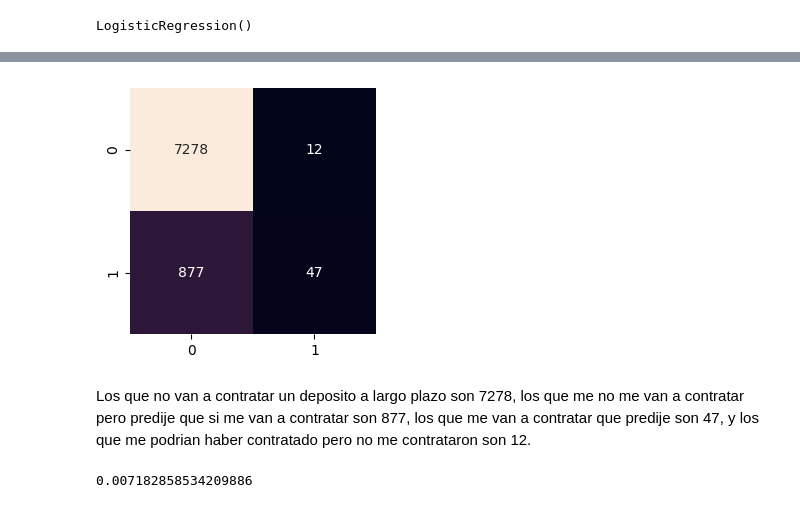
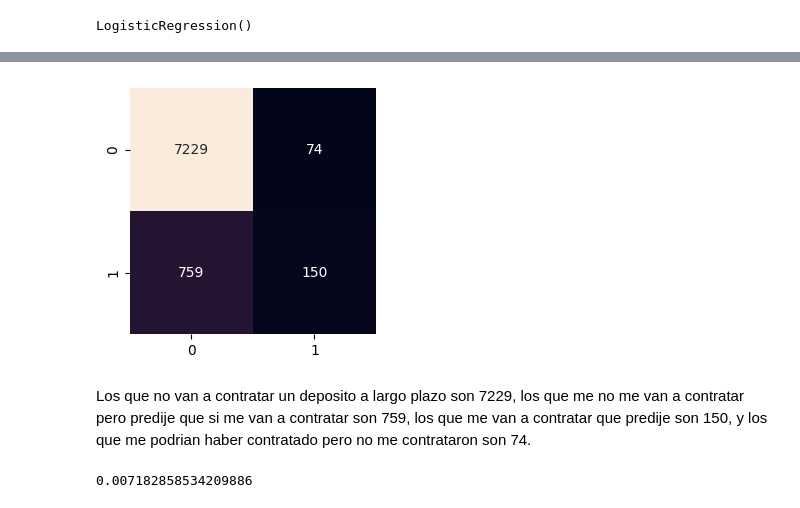
Before and after one commit to Estefaniagz/primer_ml, a Jupyter notebook: src/explore.ipynb, the cells around one changed output, grey strips where cells are left out. Cells and saved outputs as stored; diff of their text form; code cells hidden in the pictures.

```diff
--- a/src/explore.ipynb
+++ b/src/explore.ipynb
@@ -221,10 +296,10 @@ plt.show()
 5.- En la campaña anterior una baja cantidad de personas optaron por el deposito a plazo
 # %%
 #analisis numerico-categorico, volver las columnas categoricas en numericas
-df['job'] = pd.factorize(df['job'])[0]   #las columnas que son categoricas volverlas numericas
-df['housing'] = pd.factorize(df['housing'])[0]
-df['loan'] = pd.factorize(df['loan'])[0]
-df['default'] = pd.factorize(df['default'])[0]
-df['poutcome'] = pd.factorize(df['poutcome'])[0]
-df['y'] = pd.factorize(df['y'])[0]
+df3['job'] = pd.factorize(df3['job'])[0]   #las columnas que son categoricas volverlas numericas
+df3['housing'] = pd.factorize(df3['housing'])[0]
+df3['loan'] = pd.factorize(df3['loan'])[0]
+df3['default'] = pd.factorize(df3['default'])[0]
+df3['poutcome'] = pd.factorize(df3['poutcome'])[0]
+df3['y'] = pd.factorize(df3['y'])[0]
 # %%
@@ -326,4 +403,4 @@ y_numerico      150
 dtype: int64
 # %%
 #eliminar outlier, solo quedaran las personas que tienen 80 y menos años
-df = df[df['age']<=80]
+df3 = df3[df3['age']<=80]
@@ -392,12 +426,12 @@ from sklearn.preprocessing import MinMaxScaler
 
 
 variables = ['age', 'job',
-       'default', 'prestamos', 'poutcome',
-       'emp.var.rate', 'euribor3m', 'y']
+       'default', 'housing', 'loan','poutcome',
+       'emp.var.rate', 'cons.price.idx', 'cons.conf.idx', 'euribor3m', 'y']
 scaler = MinMaxScaler()
-caracteristicas_escaladas = scaler.fit_transform(df[variables])
+caracteristicas_escaladas = scaler.fit_transform(df3[variables])
 
-df_escalado = pd.DataFrame(caracteristicas_escaladas, index= df.index, columns=variables)
+df3_escalado = pd.DataFrame(caracteristicas_escaladas, index= df3.index, columns=variables)
 
-df_escalado.head()
+df3_escalado.head()
 # %% [output]
@@ -412,8 +446,8 @@ df_escalado.head()
 from sklearn.feature_selection import f_classif,SelectKBest
 from sklearn.model_selection import train_test_split
 
-X = df_escalado.drop('y', axis=1)
-y = df_escalado['y'] #variable a predecir
+X = df3_escalado.drop('y', axis=1)
+y = df3_escalado['y'] #variable a predecir
 
 X_train, X_test, y_train, y_test = train_test_split(X,y,test_size=0.2, random_state= 42)
 
@@ -462,20 +496,20 @@ acc_score
 # %%
 from sklearn.metrics import confusion_matrix
 
 mc = confusion_matrix(y_test, y_pred)
 
 #dibujar matriz
-mc_df = pd.DataFrame(mc)
+mc_df3 = pd.DataFrame(mc)
 
 plt.figure(figsize=(3,3))
-sns.heatmap(mc_df, annot=True, fmt='d', cbar=False)
+sns.heatmap(mc_df3, annot=True, fmt='d', cbar=False)
 
 plt.tight_layout()
 plt.show()
 # %% [output]
-[figure, old version]
+[figure, new version]
 # %% [markdown]
-Los que no van a contratar un deposito a largo plazo son 7278, los que me no me van a contratar pero predije que si me van a contratar son 877, los que me van a contratar que predije son 47, y los que me podrian haber contratado pero no me contrataron son 12.
+Los que no van a contratar un deposito a largo plazo son 7229, los que me no me van a contratar pero predije que si me van a contratar son 759, los que me van a contratar que predije son 150, y los que me podrian haber contratado pero no me contrataron son 74.
 # %%
 tasa_conversion_antes = (47+12)/(7278+877+12+47)
 tasa_conversion_antes
```
Also changed, not shown: parts of 45 cells of this notebook.
